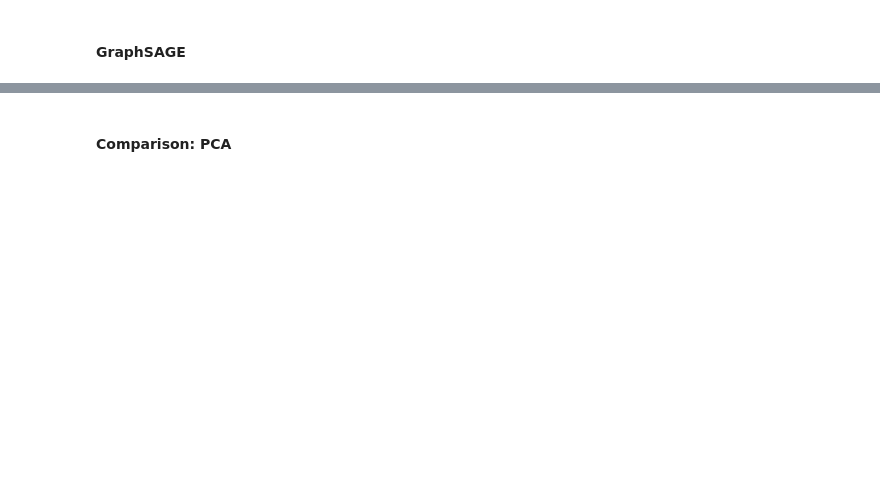
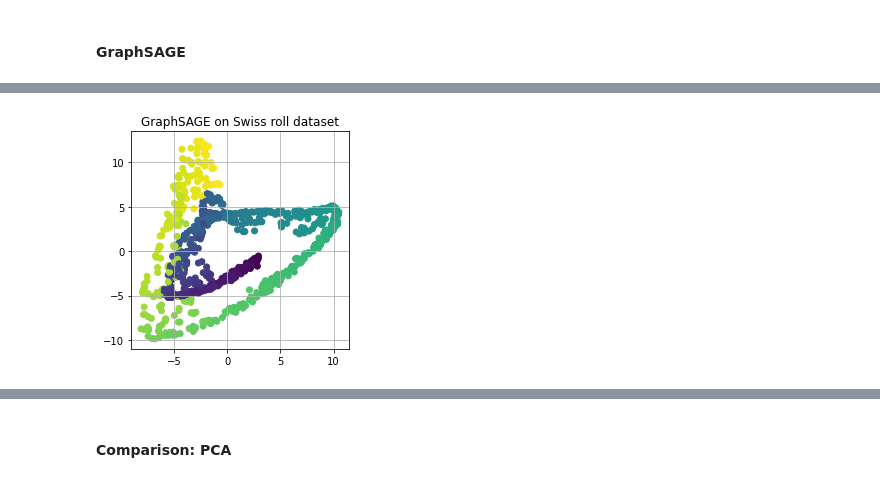
Before and after one commit to radajakub/GML-dim-reduction, a Jupyter notebook: src/final_notebook.ipynb, the cells around one changed output, grey strips where cells are left out. Saved outputs shown, nothing was run; the diff lists cells and outputs as text; code cells hidden in the pictures; blank space fills up the shorter version.

```diff
--- a/src/final_notebook.ipynb
+++ b/src/final_notebook.ipynb
@@ -234,4 +346,6 @@ embeddings = embedder.embeddings
 # %%
-visualization.show_data(embeddings, labels=labels, square=True, title='GraphSAGE on Swiss roll dataset', square=True, dpi=500, outpath='swissroll_graphsage.png')
+visualization.show_data(embeddings, labels=labels, square=True, title='GraphSAGE on Swiss roll dataset', dpi=500, outpath='swissroll_graphsage.png')
+# %% [output]
+[figure, added]
 # %%
 evaluation.print_evaluation(data, embeddings)
```
Also changed, not shown: parts of 85 cells of this notebook, 20 other files.
